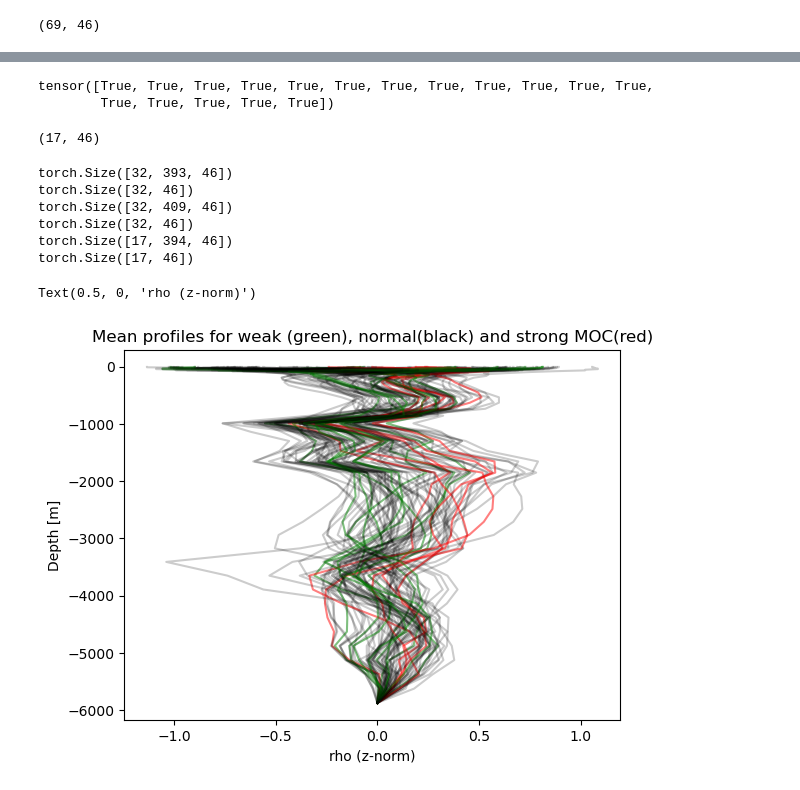
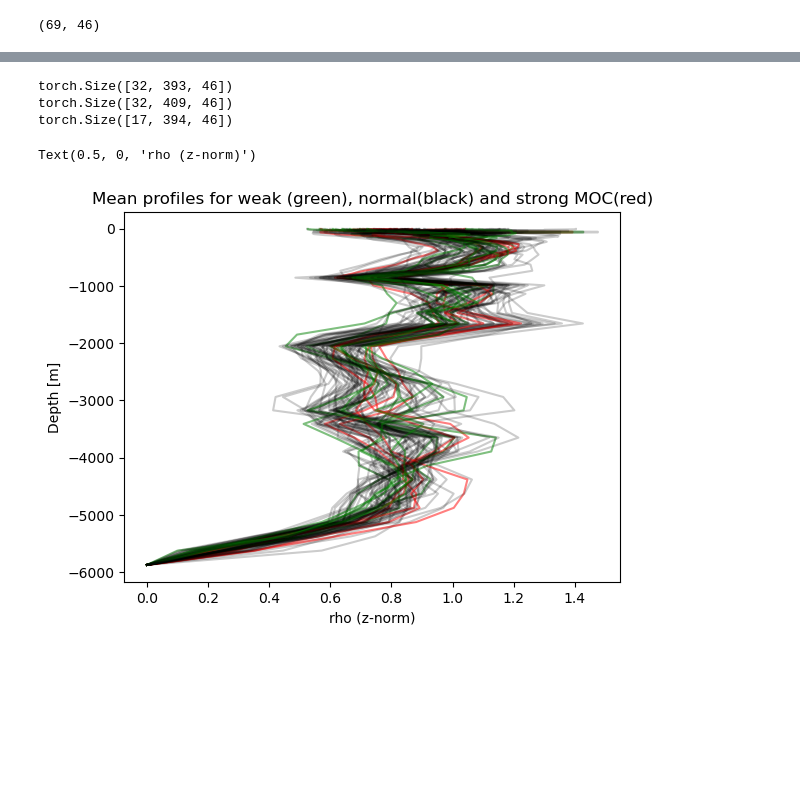
Before and after one commit to ywoelker/rapid-geostrophic-reconstruction, a Jupyter notebook: rapid_umo_reconstruction/20_d_reconstructing_performance_experiment.ipynb, the cells around one changed output, grey strips where cells are left out. Cells and saved outputs as stored; diff of their text form; code cells hidden in the pictures; blank space fills up the shorter version.

```diff
--- a/rapid_umo_reconstruction/20_d_reconstructing_performance_experiment.ipynb
+++ b/rapid_umo_reconstruction/20_d_reconstructing_performance_experiment.ipynb
@@ -139,7 +141,7 @@ ds_argo_merged = filter_ds_argo_data(ds_argo_merged, deep_argo)
 
 
 
-train_dataset, val_dataset, test_dataset, (total_moc_mean, total_moc_std) = split_dataset_into_training_validation_testing_profile_datasets(
+train_dataset, val_dataset, test_dataset, (total_moc_mean, total_moc_std, geostrophic_moc_mean, geostorphic_moc_std) = split_dataset_into_training_validation_testing_profile_datasets(
     False, test_start_year, test_end_year, validation_years_on_each_side, t_umo_obs, ds_argo_merged, add_tmp, add_sal, deep_argo, False, total_moc, florida_current, antilles_current, wind_stress, dv_dz_obs, missing_values_in_target, ds_pos_sim, compartments, time_smoothing, lat_bounds, using_transport_from_previous_year, using_missing_indices, use_deep_dvdz
 )
 
@@ -199,10 +201,14 @@ for version in ['v5-full', 'v5-std', 'v5-std-embedmean', 'v6']:
 
 
 
-            best_model = train(model, dl, val_dl, device, verbose = False)
+            best_model = train(model, dl, val_dl, device, verbose = False, geostrophic_target=geostrophic_prediction)
             models.append(best_model)
 
-            test_predictions, (test_hidden_spaces, test_embedding_spaces, test_gt_transport, test_inner_values) = make_predictions(test_dataset, best_model, ds_argo_merged.isel(time = test_dataset.global_indices).time, total_moc_mean, total_moc_std,device = device)
+
+            if geostrophic_prediction:
+                test_predictions, (test_hidden_spaces, test_embedding_spaces, test_gt_transport, test_inner_values) = make_predictions(test_dataset, best_model, ds_argo_merged.isel(time = test_dataset.global_indices).time, geostrophic_moc_mean, geostorphic_moc_std,device = device, geostrophic_target=True)
+            else:
+                test_predictions, (test_hidden_spaces, test_embedding_spaces, test_gt_transport, test_inner_values) = make_predictions(test_dataset, best_model, ds_argo_merged.isel(time = test_dataset.global_indices).time, total_moc_mean, total_moc_std,device = device)
 
 
             target_variable = test_gt_transport
@@ -307,44 +271,37 @@ plt.colorbar()
-# %%
-weak_moc
-# %% [output]
-tensor([True, True, True, True, True, True, True, True, True, True, True, True,
-        True, True, True, True, True])
-# %%
-argo_mean.detach().numpy()[weak_moc].shape
-# %% [output]
-(17, 46)
 # %%
 
 
 for data in test_dl:
     X, mask_padded, y, y_prev, lon, lat, dvdz, days, missing_indices, fs, ac, ws, total_moc = data
     print(X.shape)
 
     argo_mean = torch.sum(X, dim=1) / torch.sum(mask_padded, dim=1, keepdim=True)
 
-    print(argo_mean.shape)
+    argo_std = torch.sqrt(((X - argo_mean.unsqueeze(1)) ** 2).sum(dim = 1) / (torch.sum(mask_padded, dim=1, keepdim=True) - 1))
+
+    mask = (argo_std < 5).all(1)
+
+    argo_plot = argo_mean[mask]
+    total_moc = total_moc[mask]
 
     weak_moc = total_moc < -1
     normal_moc = (total_moc >= -1) & (total_moc <= 1)
     strong_moc = total_moc > 1
 
 
     colors = weak_moc * 1.0 + normal_moc * 2.0 + strong_moc * 3.0
 
-    plt.plot(argo_mean.detach().numpy()[weak_moc].T, np.tile(ds_argo_merged.z.values[np.newaxis], (weak_moc.sum(),1)).T, color = 'green', alpha = .5)
-    plt.plot(argo_mean.detach().numpy()[normal_moc].T, np.tile(ds_argo_merged.z.values[np.newaxis], (normal_moc.sum(),1)).T, color = 'black', alpha = .2)
-    plt.plot(argo_mean.detach().numpy()[strong_moc].T, np.tile(ds_argo_merged.z.values[np.newaxis], (strong_moc.sum(),1)).T, color = 'red', alpha = .5)
+    plt.plot(argo_plot.detach().numpy()[weak_moc].T, np.tile(ds_argo_merged.z.values[np.newaxis], (weak_moc.sum(),1)).T, color = 'green', alpha = .5)
+    plt.plot(argo_plot.detach().numpy()[normal_moc].T, np.tile(ds_argo_merged.z.values[np.newaxis], (normal_moc.sum(),1)).T, color = 'black', alpha = .2)
+    plt.plot(argo_plot.detach().numpy()[strong_moc].T, np.tile(ds_argo_merged.z.values[np.newaxis], (strong_moc.sum(),1)).T, color = 'red', alpha = .5)
 
 plt.title('Mean profiles for weak (green), normal(black) and strong MOC(red)')
 
 plt.ylabel('Depth [m]')
 plt.xlabel('rho (z-norm)')
 # %% [output]
 torch.Size([32, 393, 46])
-torch.Size([32, 46])
 torch.Size([32, 409, 46])
-torch.Size([32, 46])
 torch.Size([17, 394, 46])
-torch.Size([17, 46])
 Text(0.5, 0, 'rho (z-norm)')
-[figure, old version]
+[figure, new version]
```
Also changed, not shown: parts of 9 cells of this notebook, 3 other files.
